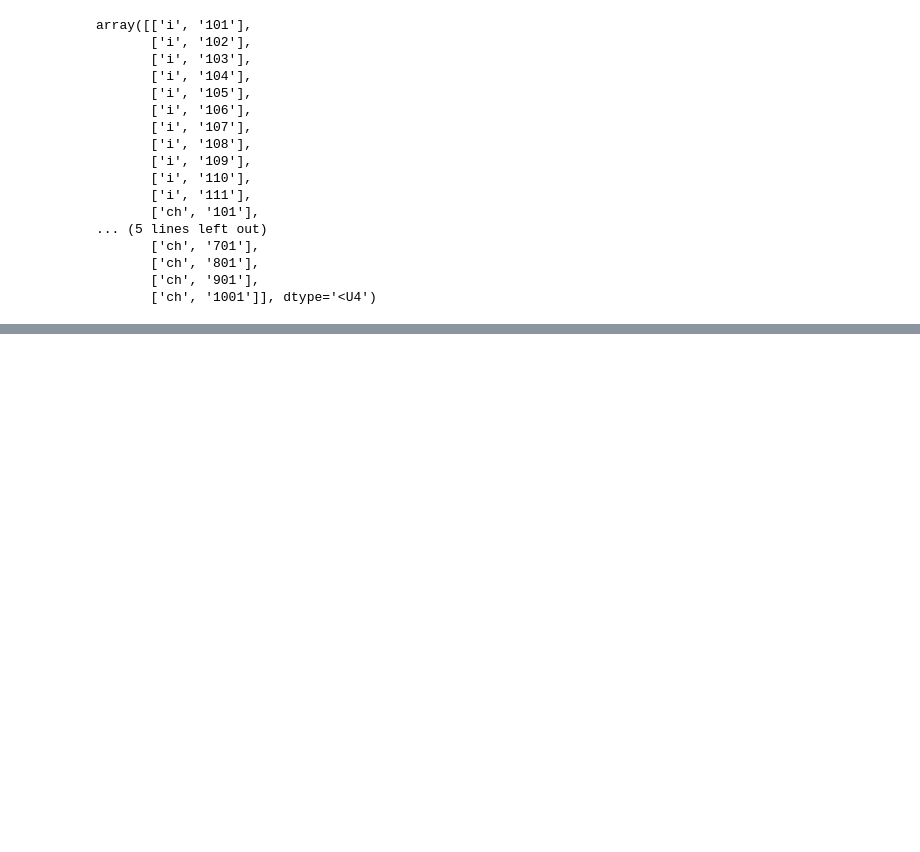
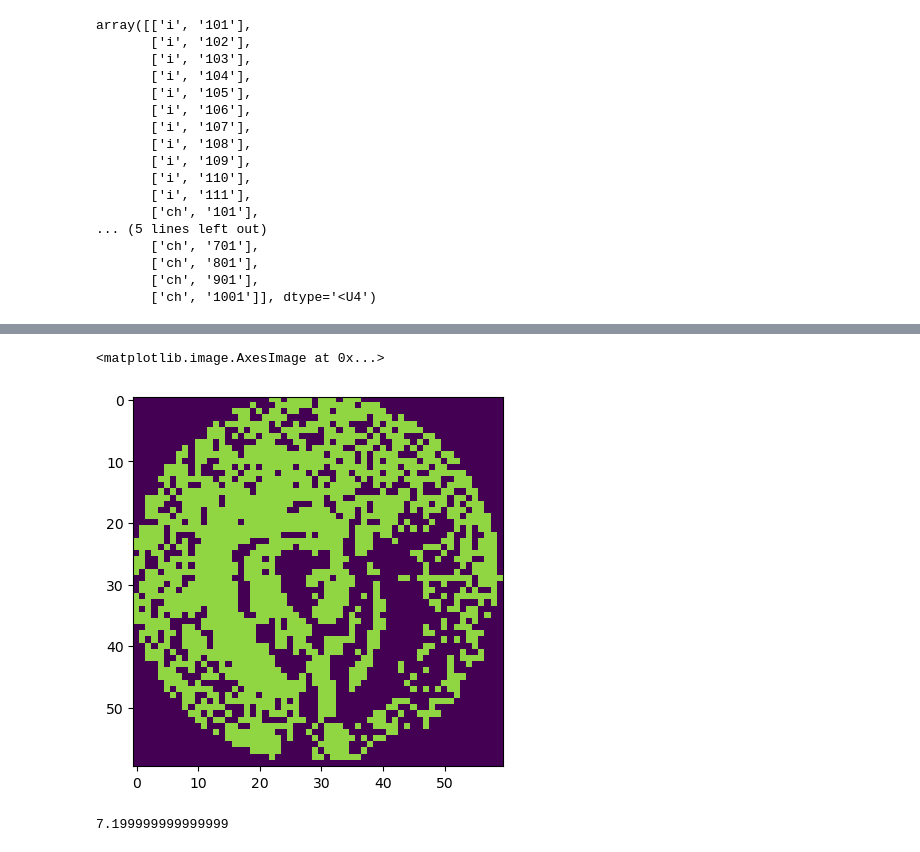
Before and after one commit to ekaterinailin/hip67522-spi, a Jupyter notebook: x_inspect_cheops_flare_candidates.ipynb, the cells around one changed output, grey strips where cells are left out. Saved outputs shown, nothing was run; the diff lists cells and outputs as text; code cells hidden in the pictures; blank space fills up the shorter version.

```diff
--- a/x_inspect_cheops_flare_candidates.ipynb
+++ b/x_inspect_cheops_flare_candidates.ipynb
@@ -128,0 +136,3 @@ for i, row in flares.iterrows():
+# %%
+from astropy.io import fits
+hdu = fits.open("../data/hip67522/raw_data/CHEOPS-products-visit_801/CH_PR240017_TG000801_TU2024-03-11T08-38-32_SCI_RAW_Imagette_V0300.fits")
@@ -128,0 +149,13 @@ for i, row in flares.iterrows():
+# %%
+# plt.imshow(hdu[1].data[1129],  cmap="viridis")
+i1, i2 = 1129, 2198
+vmin = np.min(hdu[1].data[i1] - hdu[1].data[i2])
+vmax = np.max(hdu[1].data[i1] - hdu[1].data[i2])
+plt.imshow(hdu[1].data[i1] - hdu[1].data[i2],  cmap="viridis", vmin=vmin*0.8, vmax=vmax*1.2)
+# %% [output]
+<matplotlib.image.AxesImage at 0x...>
+[figure, added]
+# %%
+0.005*24*60
+# %% [output]
+7.199999999999999
```
Also changed, not shown: parts of 4 cells of this notebook.
